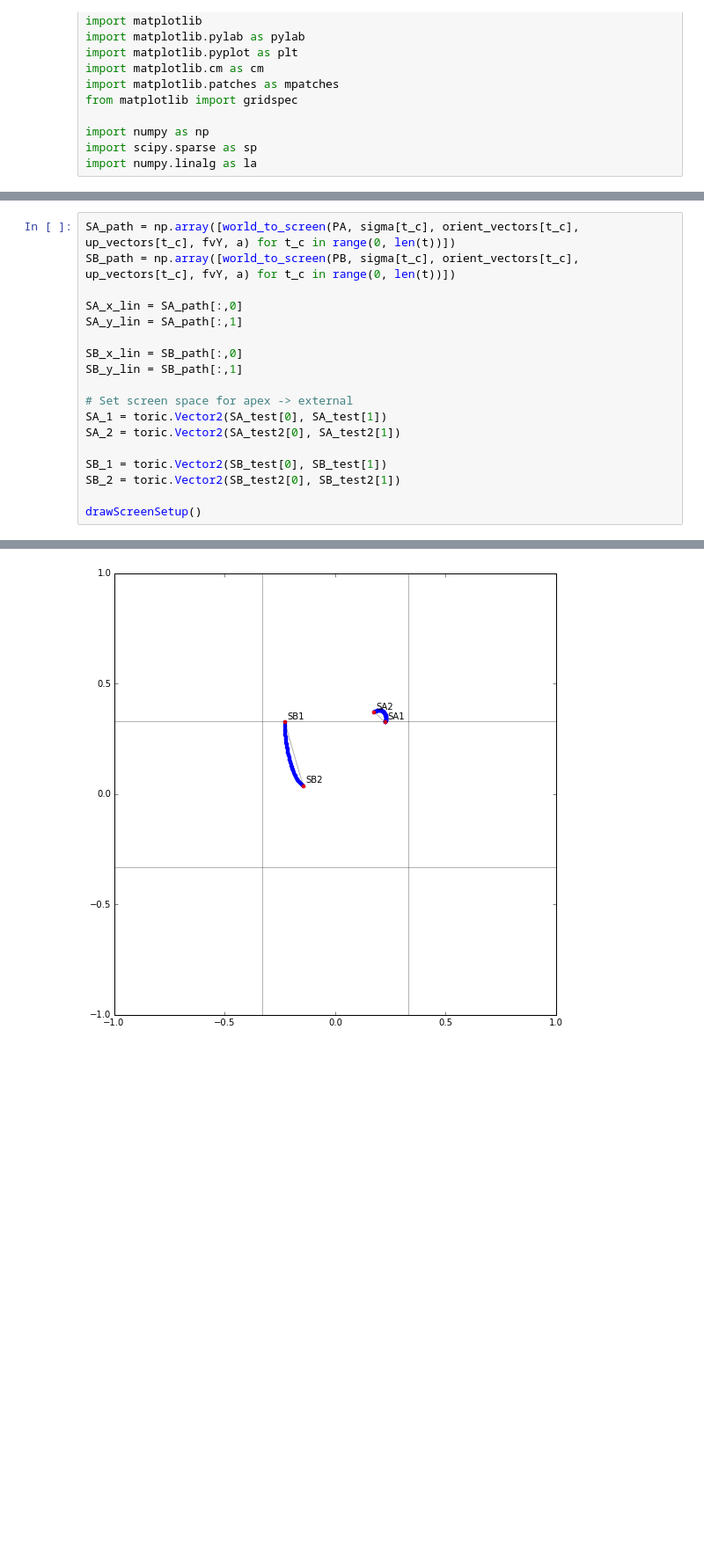
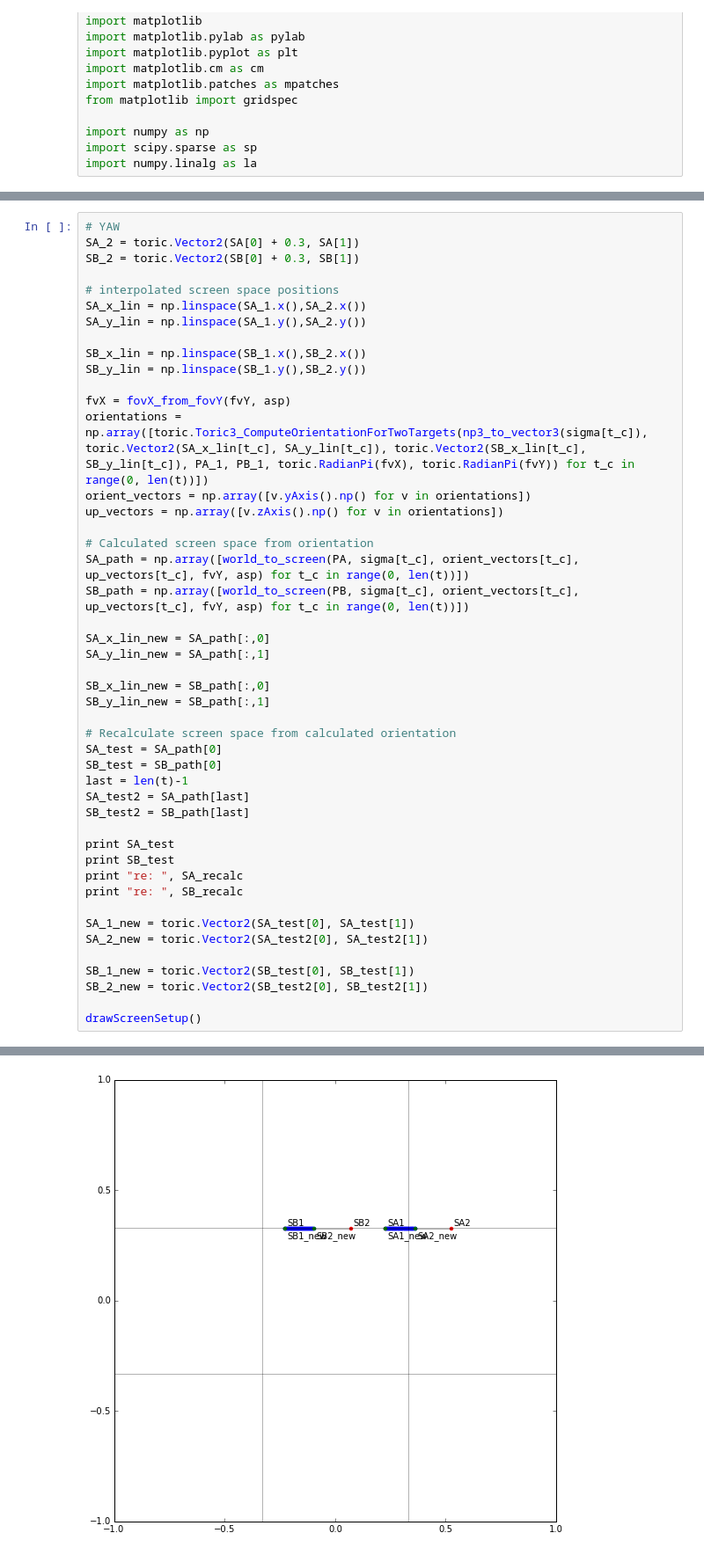
Before and after one commit to njoubert/spooky, a Jupyter notebook: experiments/ipython/22 - JE - Simple orientation tests.ipynb, the cells around one changed output, grey strips where cells are left out. Shown at 88% size. Cells and saved outputs as stored; diff of their text form; blank space fills up the shorter version.

Commit message:
pitch, roll, yaw tests

```diff
--- a/experiments/ipython/22 - JE - Simple orientation tests.ipynb
+++ b/experiments/ipython/22 - JE - Simple orientation tests.ipynb
@@ -378,19 +240,47 @@ re:  [-0.12828283  0.14987263]
 # %%
-SA_path = np.array([world_to_screen(PA, sigma[t_c], orient_vectors[t_c], up_vectors[t_c], fvY, a) for t_c in range(0, len(t))])
-SB_path = np.array([world_to_screen(PB, sigma[t_c], orient_vectors[t_c], up_vectors[t_c], fvY, a) for t_c in range(0, len(t))])
+# YAW
+SA_2 = toric.Vector2(SA[0] + 0.3, SA[1])
+SB_2 = toric.Vector2(SB[0] + 0.3, SB[1])
 
-SA_x_lin = SA_path[:,0]
-SA_y_lin = SA_path[:,1]
+# interpolated screen space positions
+SA_x_lin = np.linspace(SA_1.x(),SA_2.x())
+SA_y_lin = np.linspace(SA_1.y(),SA_2.y())
 
-SB_x_lin = SB_path[:,0]
-SB_y_lin = SB_path[:,1]
+SB_x_lin = np.linspace(SB_1.x(),SB_2.x())
+SB_y_lin = np.linspace(SB_1.y(),SB_2.y())
 
-# Set screen space for apex -> external
-SA_1 = toric.Vector2(SA_test[0], SA_test[1])
-SA_2 = toric.Vector2(SA_test2[0], SA_test2[1])
+fvX = fovX_from_fovY(fvY, asp)
+orientations = np.array([toric.Toric3_ComputeOrientationForTwoTargets(np3_to_vector3(sigma[t_c]), toric.Vector2(SA_x_lin[t_c], SA_y_lin[t_c]), toric.Vector2(SB_x_lin[t_c], SB_y_lin[t_c]), PA_1, PB_1, toric.RadianPi(fvX), toric.RadianPi(fvY)) for t_c in range(0, len(t))])
+orient_vectors = np.array([v.yAxis().np() for v in orientations])
+up_vectors = np.array([v.zAxis().np() for v in orientations])
 
-SB_1 = toric.Vector2(SB_test[0], SB_test[1])
-SB_2 = toric.Vector2(SB_test2[0], SB_test2[1])
+# Calculated screen space from orientation
+SA_path = np.array([world_to_screen(PA, sigma[t_c], orient_vectors[t_c], up_vectors[t_c], fvY, asp) for t_c in range(0, len(t))])
+SB_path = np.array([world_to_screen(PB, sigma[t_c], orient_vectors[t_c], up_vectors[t_c], fvY, asp) for t_c in range(0, len(t))])
+
+SA_x_lin_new = SA_path[:,0]
+SA_y_lin_new = SA_path[:,1]
+
+SB_x_lin_new = SB_path[:,0]
+SB_y_lin_new = SB_path[:,1]
+
+# Recalculate screen space from calculated orientation
+SA_test = SA_path[0]
+SB_test = SB_path[0]
+last = len(t)-1
+SA_test2 = SA_path[last]
+SB_test2 = SB_path[last]
+
+print SA_test
+print SB_test
+print "re: ", SA_recalc
+print "re: ", SB_recalc
+
+SA_1_new = toric.Vector2(SA_test[0], SA_test[1])
+SA_2_new = toric.Vector2(SA_test2[0], SA_test2[1])
+
+SB_1_new = toric.Vector2(SB_test[0], SB_test[1])
+SB_2_new = toric.Vector2(SB_test2[0], SB_test2[1])
 
 drawScreenSetup()
 # %% [output]
@@ -397 +291 @@ drawScreenSetup()
-[figure, old version]
+[figure, new version]
```
Also changed, not shown: parts of 15 cells of this notebook, 1 other file.
